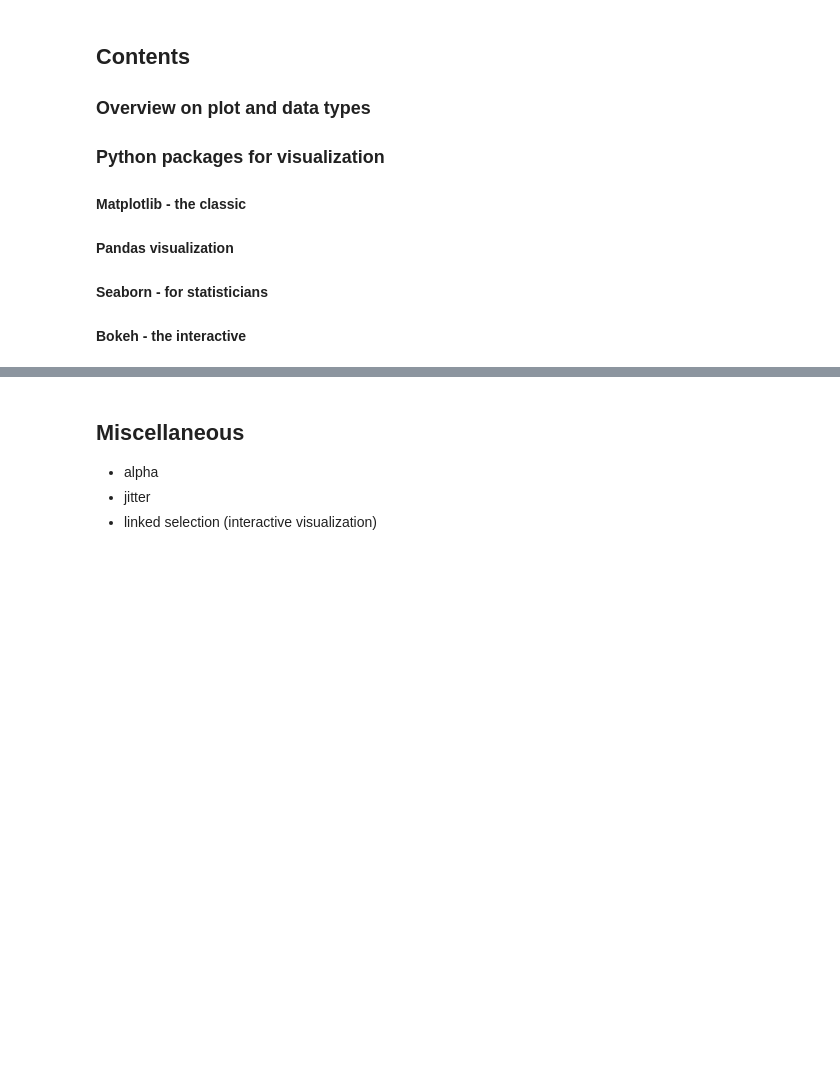
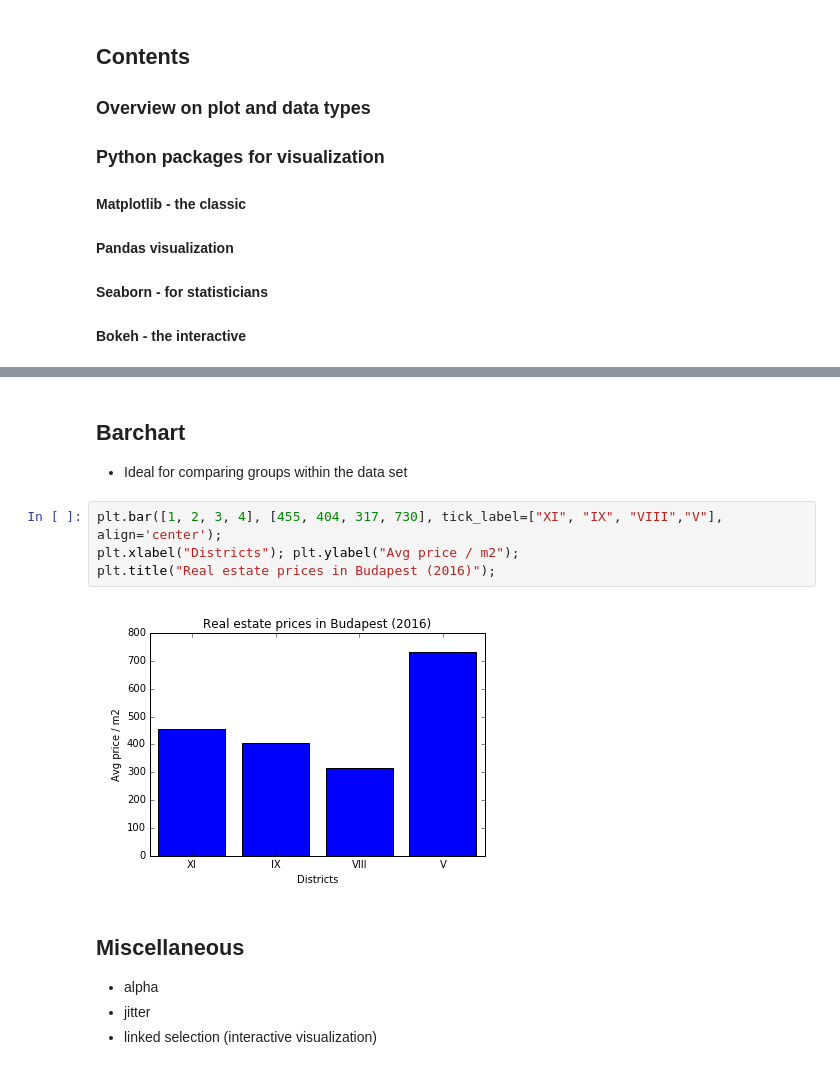
Before and after one commit to gurbanics/pytech-vis, a Jupyter notebook: notebooks/MainSlides.ipynb, the cells around one changed output, grey strips where cells are left out. Drawn from its saved outputs; the diff is of its cells as text; blank space fills up the shorter version.

```diff
--- a/notebooks/MainSlides.ipynb
+++ b/notebooks/MainSlides.ipynb
@@ -73,3 +104,12 @@ Why visualize?
+# %% [markdown]
+## Barchart
+- Ideal for comparing groups within the data set
+# %%
+plt.bar([1, 2, 3, 4], [455, 404, 317, 730], tick_label=["XI", "IX", "VIII","V"], align='center');
+plt.xlabel("Districts"); plt.ylabel("Avg price / m2");
+plt.title("Real estate prices in Budapest (2016)");
+# %% [output]
+[figure, added]
 # %% [markdown]
 ## Miscellaneous
 - alpha
```
Also changed, not shown: parts of 10 cells of this notebook, 1 other file.
